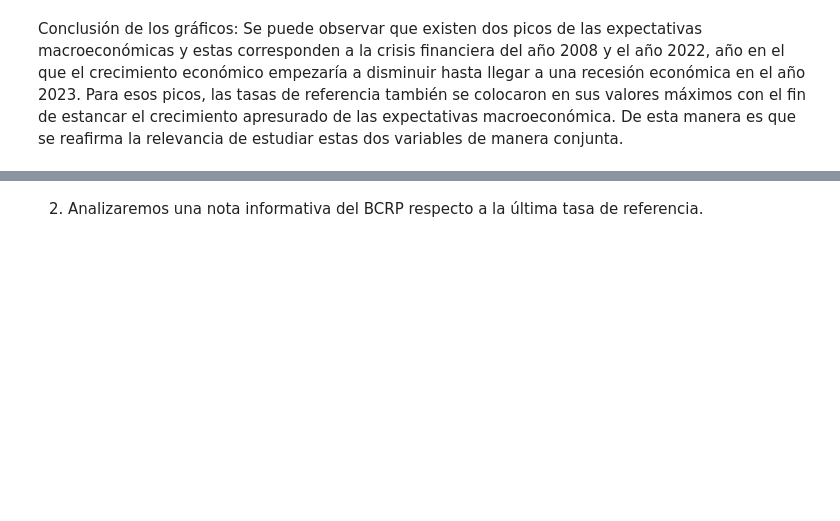
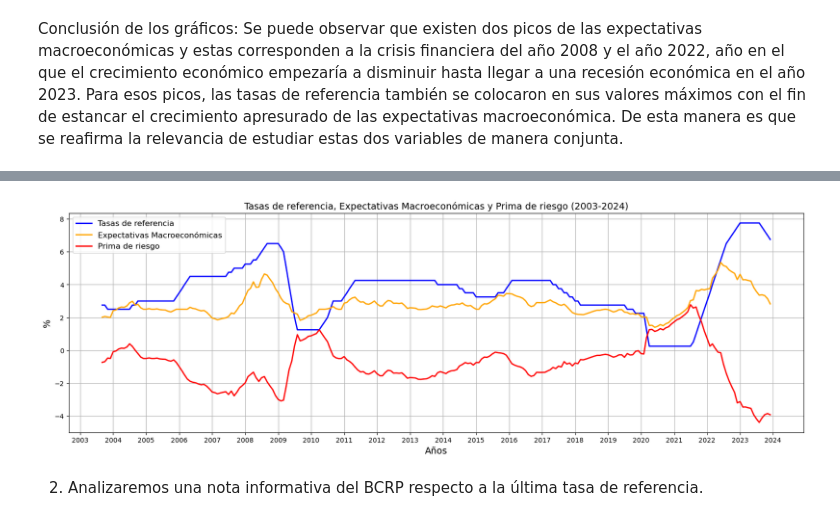
Before and after one commit to qlab-intro-python/proyecto-final-pf-arce-y-mundaca, a Jupyter notebook: proyecto_final.ipynb, the cells around one changed output, grey strips where cells are left out. Cells and saved outputs as stored; diff of their text form; code cells hidden in the pictures; blank space fills up the shorter version.

```diff
--- a/proyecto_final.ipynb
+++ b/proyecto_final.ipynb
@@ -265,2 +265,8 @@ plt.show()
 # %% [markdown]
 Conclusión de los gráficos: Se puede observar que existen dos picos de las expectativas macroeconómicas y estas corresponden a la crisis financiera del año 2008 y el año 2022, año en el que el crecimiento económico empezaría a disminuir hasta llegar a una recesión económica en el año 2023. Para esos picos, las tasas de referencia también se colocaron en sus valores máximos con el fin de estancar el crecimiento apresurado de las expectativas macroeconómica. De esta manera es que se reafirma la relevancia de estudiar estas dos variables de manera conjunta.
+# %%
+#Queremos ver la diferencia entre la tasa de interés referencial y la tasa de interés esperada, en otras palabras, la prima de riesgo
+merged_df = pd.merge(df_expectativas, df_tasas, on='month & year')
+merged_df['prima de riesgo'] = merged_df['expectativas macroeconómicas'] - merged_df['tasa de referencia']
+prima_de_riesgo = merged_df[['month & year', 'prima de riesgo']].copy()
+prima_de_riesgo
@@ -267,3 +287,18 @@ Conclusión de los gráficos: Se puede observar que existen dos picos de las exp
+# %%
+#Ahora graficamos las 3 variables: expectativas macroeconómicas, tasa de interés de referencia y la prima de riesgo
+fig, ax = plt.subplots(figsize=(20, 6))
+ax.plot(merged_df['month & year'], merged_df['tasa de referencia'], color='blue', linewidth=2, label='Tasas de referencia')
+ax.plot(merged_df['month & year'], merged_df['expectativas macroeconómicas'], color='orange', linewidth=2, label='Expectativas Macroeconómicas')
+ax.plot(merged_df['month & year'], merged_df['prima de riesgo'], color='red', linewidth=2, label='Prima de riesgo')
+ax.set_xlabel('Años', fontsize=14)
+ax.set_ylabel('%', fontsize=14)
+ax.set_title('Tasas de referencia, Expectativas Macroeconómicas y Prima de riesgo (2003-2024)', fontsize=14)
+ax.xaxis.set_major_locator(mdates.YearLocator())
+ax.xaxis.set_major_formatter(mdates.DateFormatter('%Y'))
+ax.legend(fontsize=12)
+ax.grid(True)
+# %% [output]
+[figure, added]
 # %% [markdown]
 2. Analizaremos una nota informativa del BCRP respecto a la última tasa de referencia.
 # %%
```
Also changed, not shown: parts of 4 cells of this notebook.
